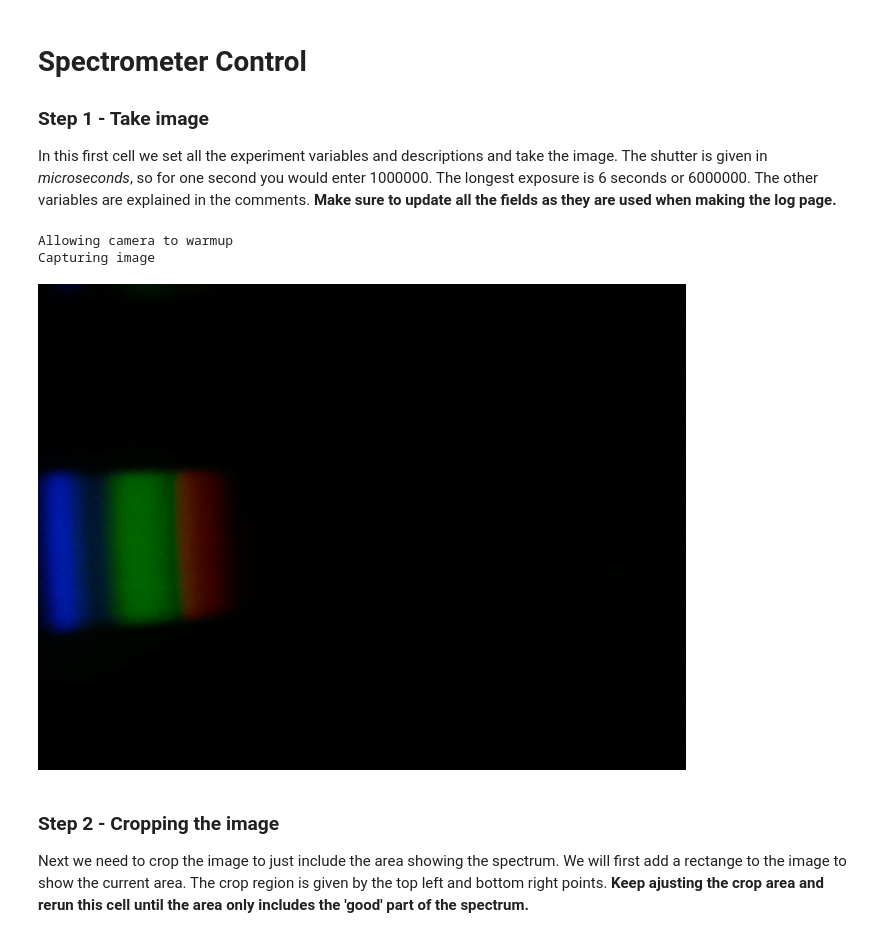
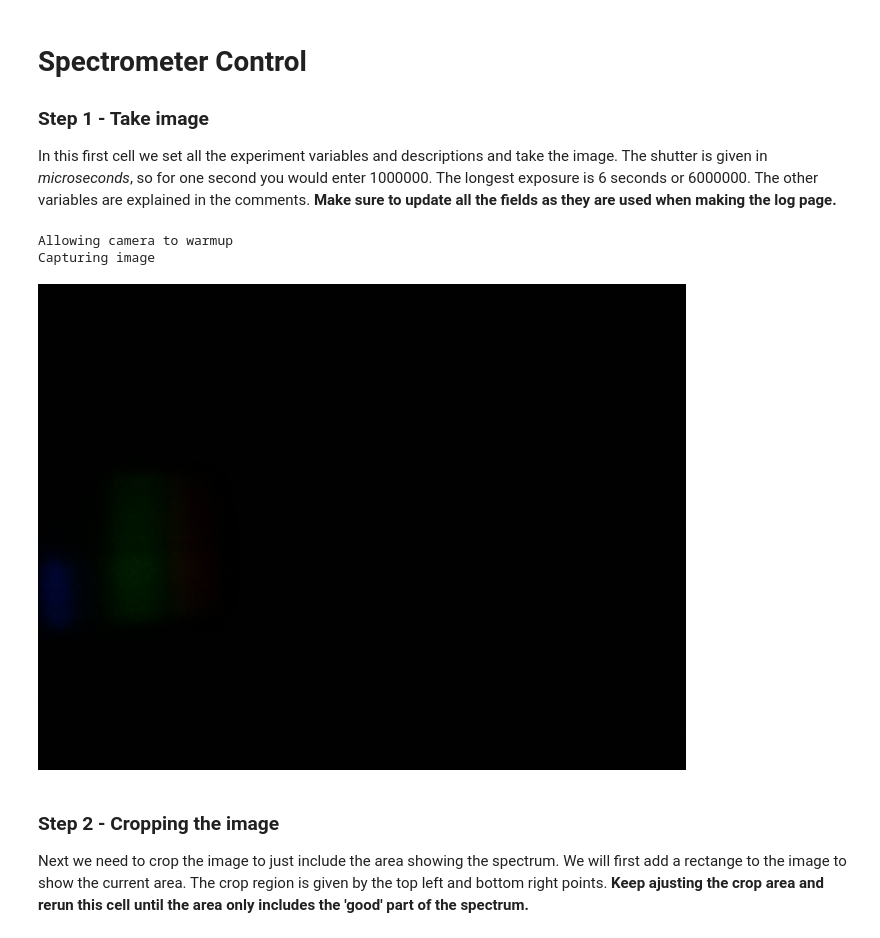
Before and after one commit to km-orcs/LegoSpectrometer, a Jupyter notebook: SpectrometerControl.ipynb, the cells around one changed output. Saved outputs shown, nothing was run; the diff lists cells and outputs as text; code cells hidden in the pictures.

```diff
--- a/SpectrometerControl.ipynb
+++ b/SpectrometerControl.ipynb
@@ -171,26 +176,26 @@ In this first cell we set all the experiment variables and descriptions and take
 # %%
 # Change these to match your experiment
 
 lightSource        = "CREE HausBell flashlight"
 scientistName      = "Kristen Moor"
-transmissionSample = "None"
+transmissionSample = "Extra Virgin Olive Oil"
+neoPixelColor = "none used"
 experimentNotes    = '''
-This is a test measurement during initial code development.
-Tracing paper used between light and entrance slit.
-Large slit used.
+Tracing paper used between cuvette holder and main spectrometer.
+Tracing paper also used at end of spectrometer.
 '''
 measurementTaken = strftime("%Y%m%d-%H%M%S")
 
 # Exposure time
 shutter = 50000
 
 # Take the image, save and display
 raw = takePicture(shutter)
 raw
 # %% [output]
 Allowing camera to warmup
 Capturing image
-[figure, old version]
+[figure, new version]
 # %% [markdown]
 ### Step 2 - Cropping the image
 
```
Also changed, not shown: parts of 7 cells of this notebook, 1 other file.
